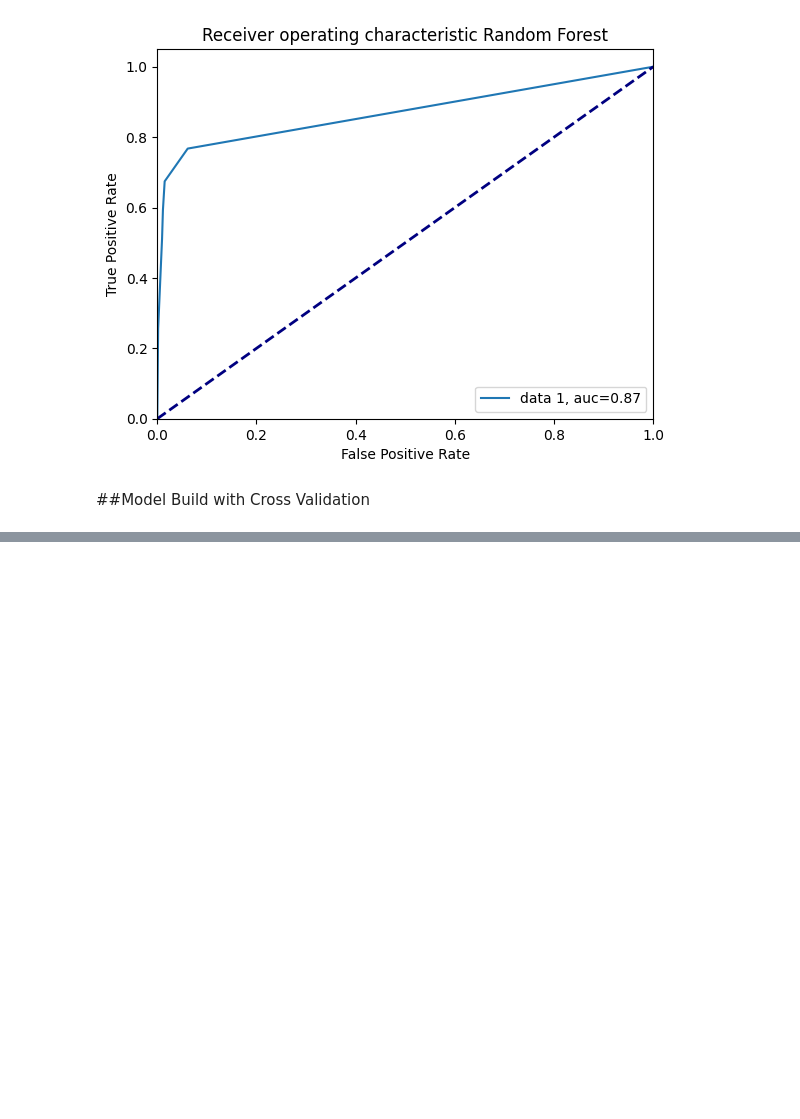
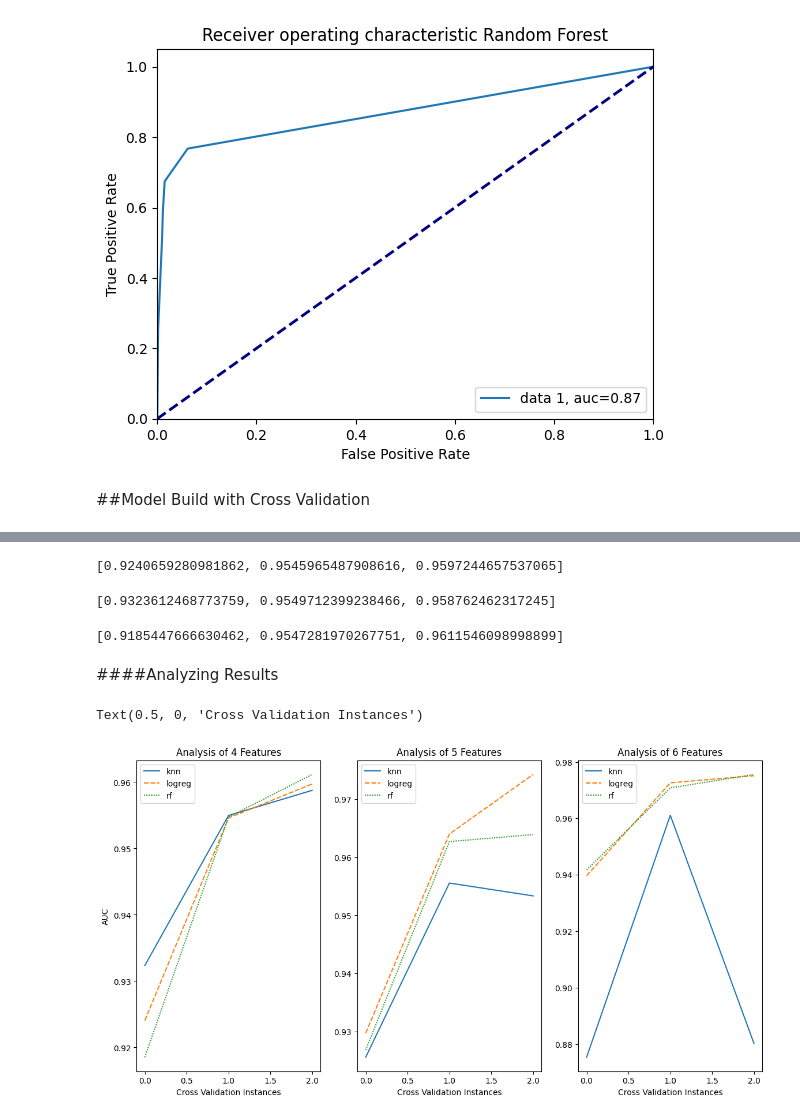
Before and after one commit to somilasthana/MachineLearningSkills, a Jupyter notebook: TideMatching.ipynb, the cells around one changed output, grey strips where cells are left out. Drawn from its saved outputs; the diff is of its cells as text; code cells hidden in the pictures; blank space fills up the shorter version.

```diff
--- a/TideMatching.ipynb
+++ b/TideMatching.ipynb
@@ -969,6 +973,3 @@ len(receipt_id_success)
-# %%
-cust_success_test_sample = cust_tide_data[cust_tide_data["receipt_id"].isin(receipt_id_success)]
-cust_tide_data = cust_tide_data[cust_tide_data["receipt_id"].isin(receipt_id_train_index)]
 # %%
 knn_parameters = {'scaler': [StandardScaler(), MinMaxScaler(),
  Normalizer(), MaxAbsScaler()],
@@ -1011,5 +1012,13 @@ pipe_rf = Pipeline([
 # %%
 import warnings
 warnings.filterwarnings('ignore')
+# %%
+@dataclass
+class ModelPerformance:
+  training_score: np.float64
+  test_score: np.float64
+  auc_score: np.float64
+  best_estimator: Pipeline
+  cross_valid_details: pd.DataFrame
 # %%
 ckf = CustomMatchCrossValidator(n_splits=10)
@@ -1121,0 +1093,46 @@ sns.relplot(data=logreg_model_metric['cross_valid_df'][2],
+# %%
+[m.auc_score for m in logreg_model_metric[0]]
+# %% [output]
+[0.9240659280981862, 0.9545965487908616, 0.9597244657537065]
+# %%
+[m.auc_score for m in knn_model_metric[0]]
+# %% [output]
+[0.9323612468773759, 0.9549712399238466, 0.958762462317245]
+# %%
+[m.auc_score for m in rf_model_metric[0]]
+# %% [output]
+[0.9185447666630462, 0.9547281970267751, 0.9611546098998899]
+# %% [markdown]
+####Analyzing Results
+# %%
+model_auc_perf_4 = pd.DataFrame(data = {"knn": [m.auc_score for m in knn_model_metric[0]],
+                                          "logreg": [m.auc_score for m in logreg_model_metric[0]],
+                                          "rf": [m.auc_score for m in rf_model_metric[0]]
+                                          })
+
+model_auc_perf_5 = pd.DataFrame(data = {"knn": [m.auc_score for m in knn_model_metric[1]],
+                                          "logreg": [m.auc_score for m in logreg_model_metric[1]],
+                                          "rf": [m.auc_score for m in rf_model_metric[1]]
+                                          })
+
+model_auc_perf_6 = pd.DataFrame(data = {"knn": [m.auc_score for m in knn_model_metric[2]],
+                                          "logreg": [m.auc_score for m in logreg_model_metric[2]],
+                                          "rf": [m.auc_score for m in rf_model_metric[2]]
+                                          })
+# %%
+fig, axs = plt.subplots(ncols = 3, figsize=(14,7))
+sns.lineplot(data=model_auc_perf_4, ax= axs[0])
+axs[0].set_title("Analysis of 4 Features")
+axs[0].set_xlabel('Cross Validation Instances')
+axs[0].set_ylabel("AUC")
+
+sns.lineplot(data=model_auc_perf_5, ax= axs[1])
+axs[1].set_title("Analysis of 5 Features")
+axs[1].set_xlabel('Cross Validation Instances')
+
+sns.lineplot(data=model_auc_perf_6, ax= axs[2])
+axs[2].set_title("Analysis of 6 Features")
+axs[2].set_xlabel('Cross Validation Instances')
+# %% [output]
+Text(0.5, 0, 'Cross Validation Instances')
+[figure, added]
```
Also changed, not shown: parts of 47 cells of this notebook.
